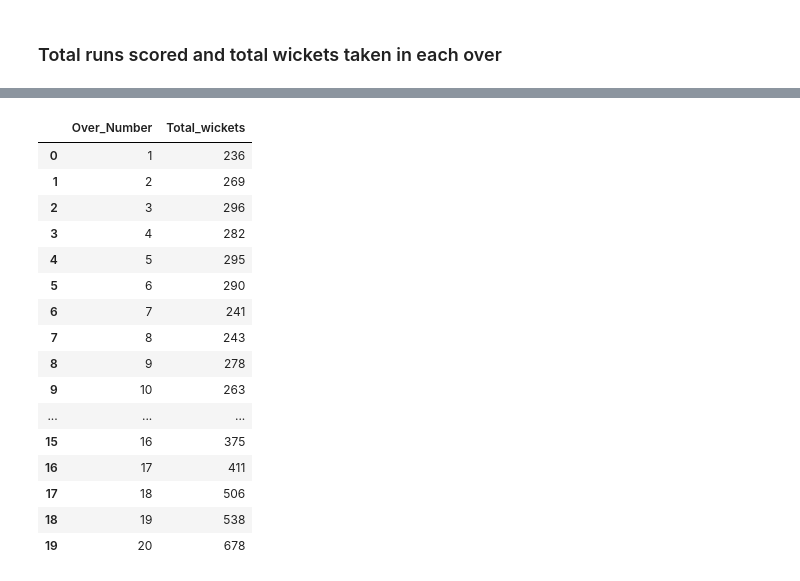
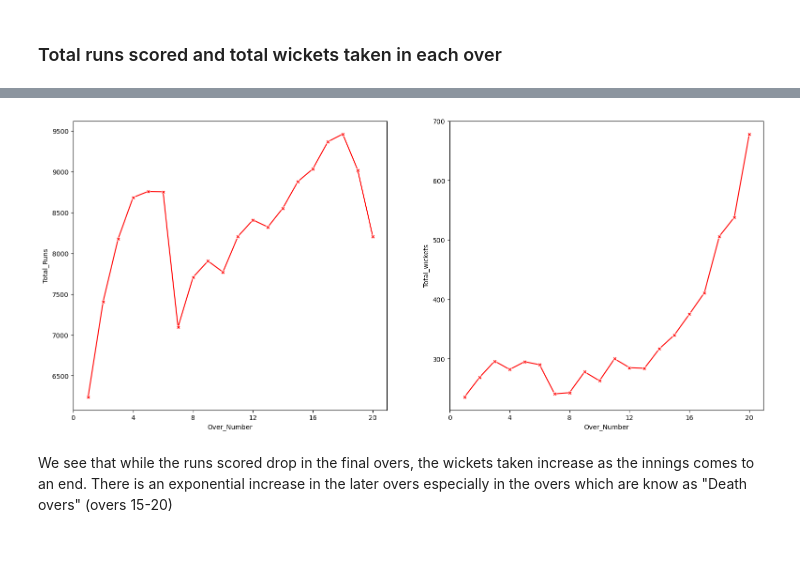
Before and after one commit to tambeyash/IPL---Analysis-using-SQL, a Jupyter notebook: IPL - SQL.ipynb, the cells around one changed output, grey strips where cells are left out. Drawn from its saved outputs; the diff is of its cells as text; code cells hidden in the pictures; blank space fills up the shorter version.

```diff
--- a/IPL - SQL.ipynb
+++ b/IPL - SQL.ipynb
@@ -290,26 +284,37 @@ runs
 # %%
+#Total wickets taken query
 sql = """
 SELECT Over_Id AS Over_Number, COUNT(Over_Id) AS Total_wickets
 FROM Wicket_Taken
 GROUP BY Over_Id
 """
 wickets = pd.read_sql(sql, conn)
-wickets
-# %% [output]
-|  | Over_Number | Total_wickets |
-| 0 | 1 | 236 |
-| 1 | 2 | 269 |
-| 2 | 3 | 296 |
-| 3 | 4 | 282 |
-| 4 | 5 | 295 |
-| 5 | 6 | 290 |
-| 6 | 7 | 241 |
-| 7 | 8 | 243 |
-| 8 | 9 | 278 |
-| 9 | 10 | 263 |
-| ... | ... | ... |
-| 15 | 16 | 375 |
-| 16 | 17 | 411 |
-| 17 | 18 | 506 |
-| 18 | 19 | 538 |
-| 19 | 20 | 678 |
+# %%
+#visualization
+plt.figure(figsize = (19,8))
+plt.subplot(1, 2, 1)
+ax1 = sns.lineplot(
+    x = 'Over_Number',
+    y = 'Total_Runs',
+    data=runs,
+    sort=False,
+    color='red',
+    marker="X"
+)
+plt.xticks(ticks = [0,4,8,12,16,20])
+
+plt.subplot(1, 2, 2)
+ax1 = sns.lineplot(
+    x = 'Over_Number',
+    y = 'Total_wickets',
+    data=wickets,
+    sort=False,
+    color='red',
+    marker="X"
+)
+plt.xticks(ticks = [0,4,8,12,16,20])
+plt.show()
+# %% [output]
+[figure, added]
+# %% [markdown]
+We see that while the runs scored drop in the final overs, the wickets taken increase as the innings comes to an end. There is an exponential increase in the later overs especially in the overs which are know as "Death overs" (overs 15-20)
```
Also changed, not shown: parts of 21 cells of this notebook.
